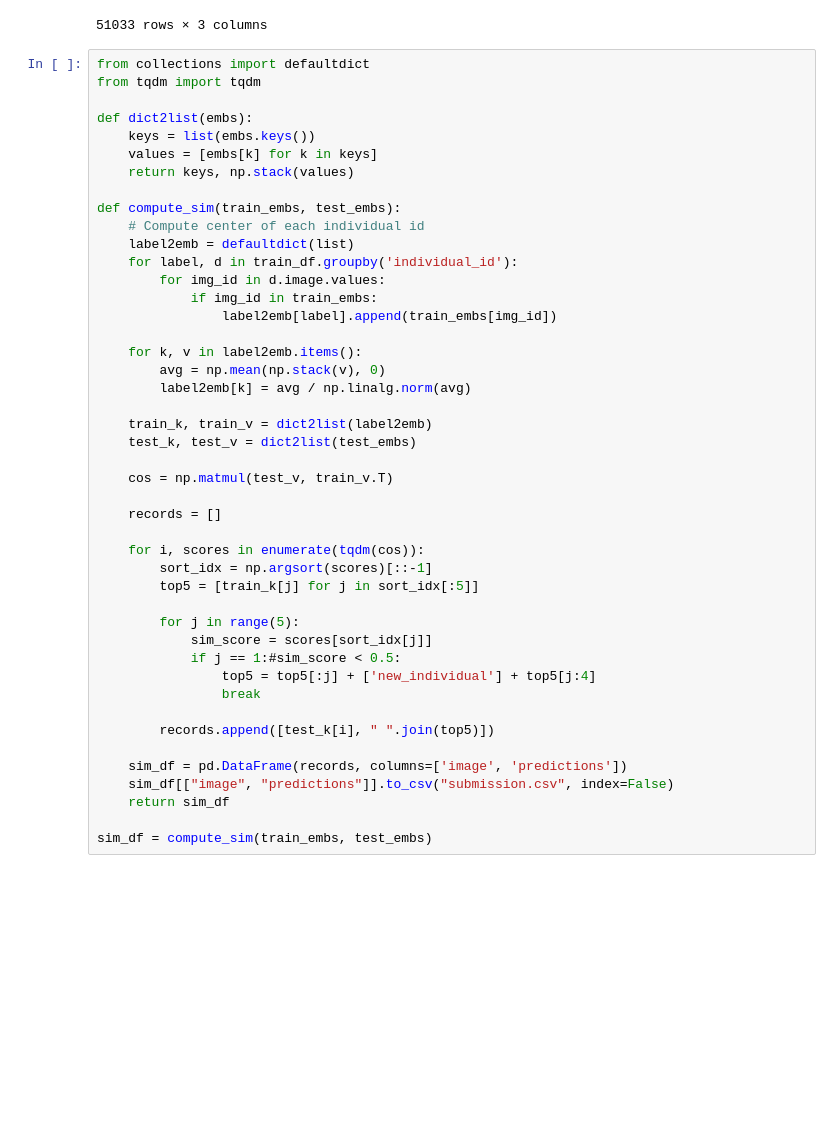
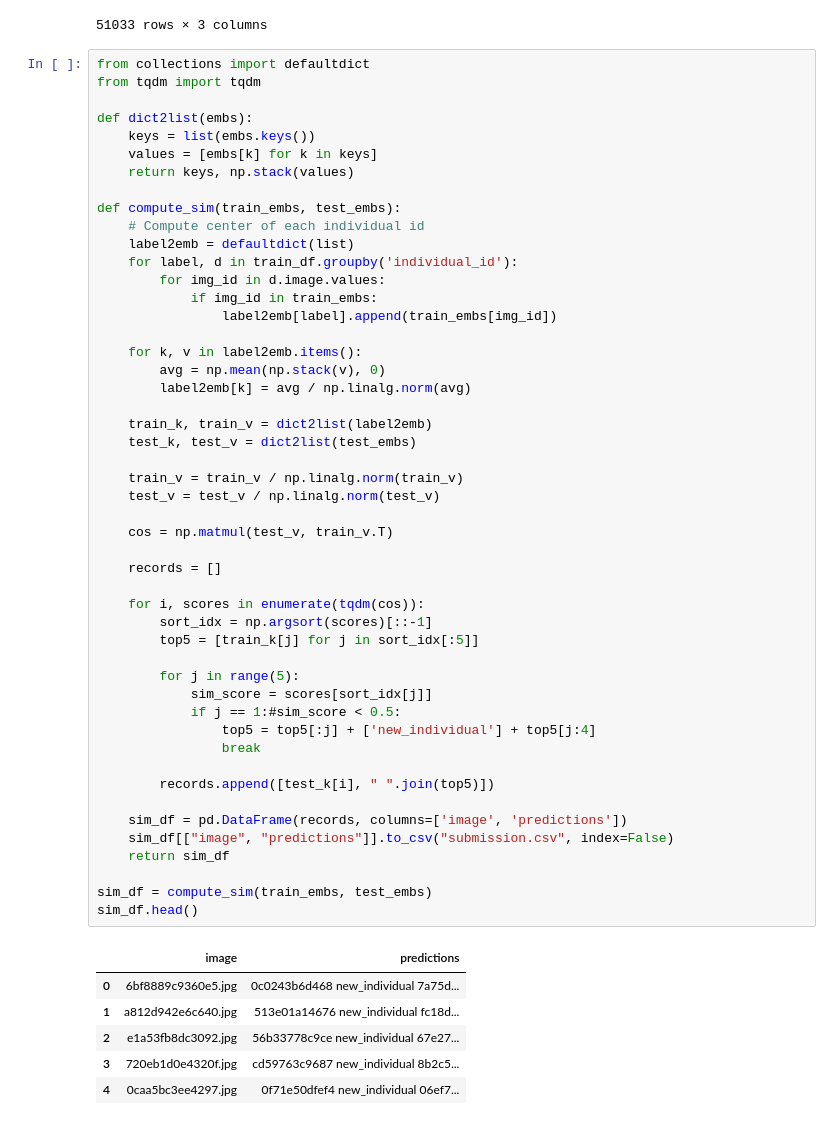
Before and after one commit to ptran1203/whale, a Jupyter notebook: compute_sim.ipynb, the cells around one changed output. Drawn from its saved outputs; the diff is of its cells as text; blank space fills up the shorter version.

```diff
--- a/compute_sim.ipynb
+++ b/compute_sim.ipynb
@@ -42,33 +42,44 @@ def compute_sim(train_embs, test_embs):
                 label2emb[label].append(train_embs[img_id])
 
     for k, v in label2emb.items():
         avg = np.mean(np.stack(v), 0)
         label2emb[k] = avg / np.linalg.norm(avg)
 
     train_k, train_v = dict2list(label2emb)
     test_k, test_v = dict2list(test_embs)
 
+    train_v = train_v / np.linalg.norm(train_v)
+    test_v = test_v / np.linalg.norm(test_v)
+
     cos = np.matmul(test_v, train_v.T)
 
     records = []
 
     for i, scores in enumerate(tqdm(cos)):
         sort_idx = np.argsort(scores)[::-1]
         top5 = [train_k[j] for j in sort_idx[:5]]
 
         for j in range(5):
             sim_score = scores[sort_idx[j]]
             if j == 1:#sim_score < 0.5:
                 top5 = top5[:j] + ['new_individual'] + top5[j:4]
                 break
 
         records.append([test_k[i], " ".join(top5)])
 
     sim_df = pd.DataFrame(records, columns=['image', 'predictions'])
     sim_df[["image", "predictions"]].to_csv("submission.csv", index=False)
     return sim_df
 
 sim_df = compute_sim(train_embs, test_embs)
+sim_df.head()
+# %% [output]
+|  | image | predictions |
+| 0 | 6bf8889c9360e5.jpg | 0c0243b6d468 new_individual 7a75d... |
+| 1 | a812d942e6c640.jpg | 513e01a14676 new_individual fc18d... |
+| 2 | e1a53fb8dc3092.jpg | 56b33778c9ce new_individual 67e27... |
+| 3 | 720eb1d0e4320f.jpg | cd59763c9687 new_individual 8b2c5... |
+| 4 | 0caa5bc3ee4297.jpg | 0f71e50dfef4 new_individual 06ef7... |
 # %%
 def random_show(sim_df):
     sample = sim_df.iloc[np.random.choice(sim_df.index)]
```
Also changed, not shown: parts of 5 cells of this notebook, 1 other file.
